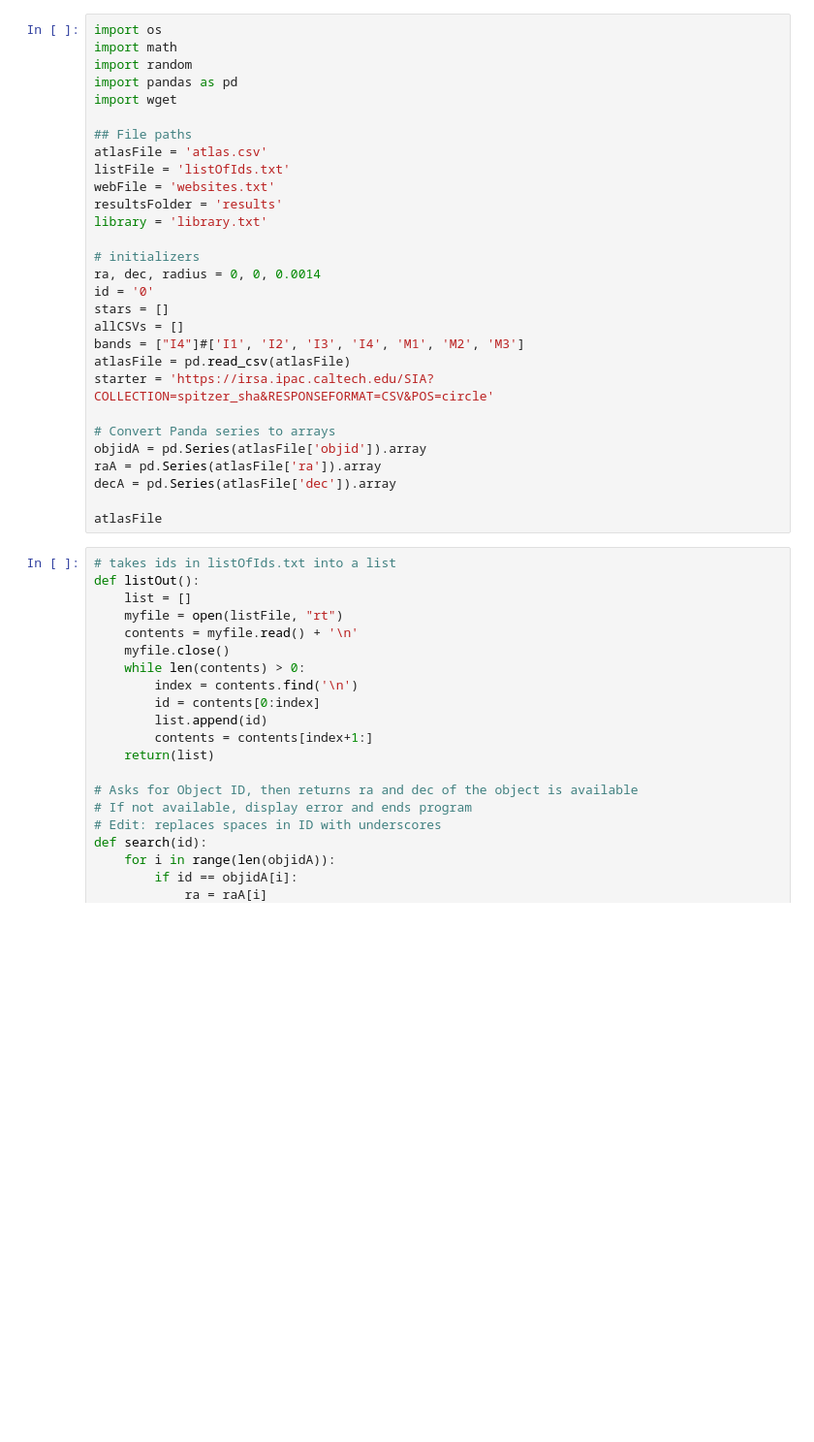
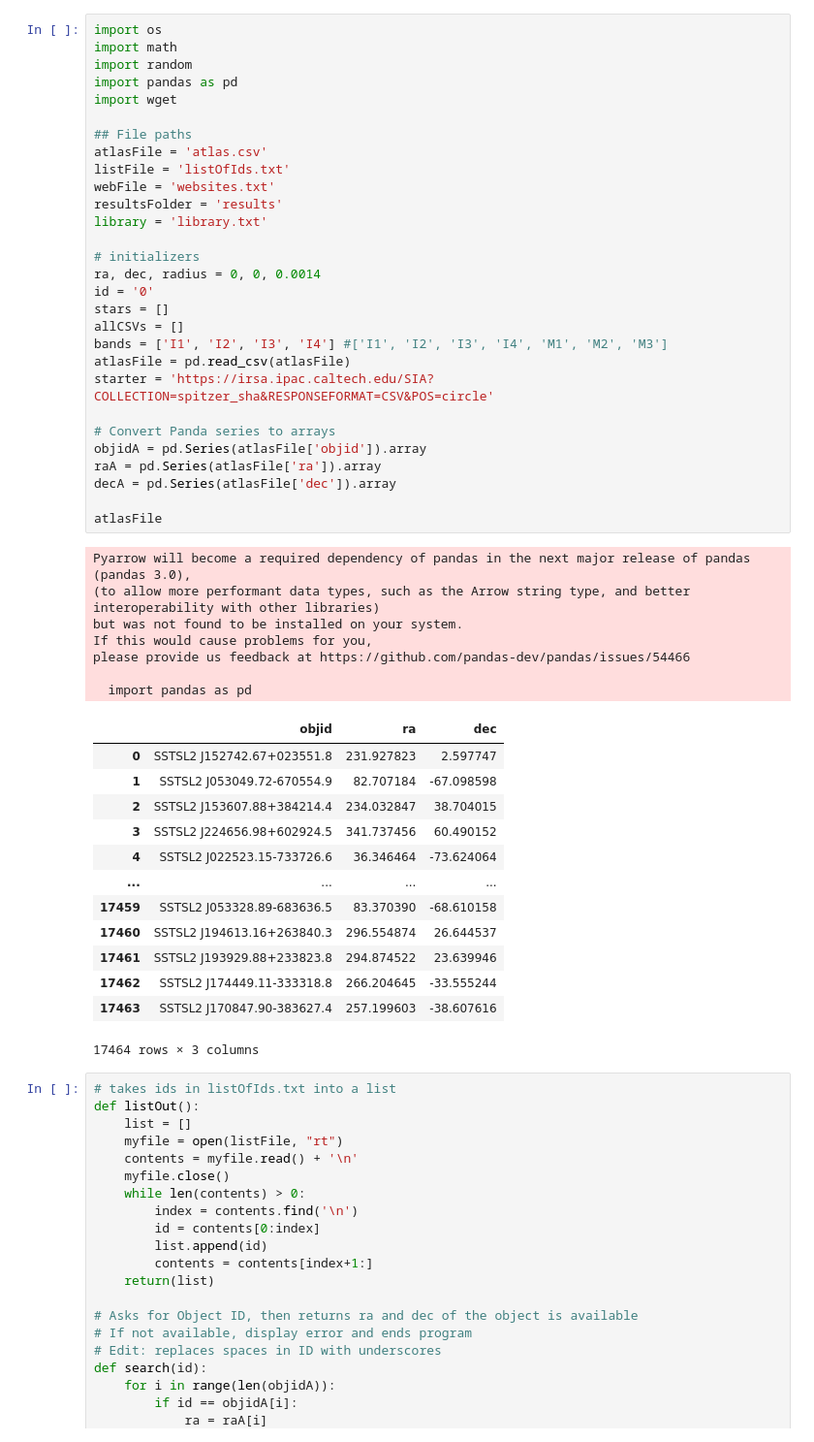
Before and after one commit to DiegoMars/dustClouds, a Jupyter notebook: fitsRetrieve/fitsRetrieveV2/fitsRetrieveV2.ipynb, the cells around one changed output. Shown at 97% size. Saved outputs shown, nothing was run; the diff lists cells and outputs as text; blank space fills up the shorter version.

```diff
--- a/fitsRetrieve/fitsRetrieveV2/fitsRetrieveV2.ipynb
+++ b/fitsRetrieve/fitsRetrieveV2/fitsRetrieveV2.ipynb
@@ -1,32 +1,53 @@
 # %%
 import os
 import math
 import random
 import pandas as pd
 import wget
 
 ## File paths
 atlasFile = 'atlas.csv'
 listFile = 'listOfIds.txt'
 webFile = 'websites.txt'
 resultsFolder = 'results'
 library = 'library.txt'
 
 # initializers
 ra, dec, radius = 0, 0, 0.0014
 id = '0'
 stars = []
 allCSVs = []
-bands = ["I4"]#['I1', 'I2', 'I3', 'I4', 'M1', 'M2', 'M3']
+bands = ['I1', 'I2', 'I3', 'I4'] #['I1', 'I2', 'I3', 'I4', 'M1', 'M2', 'M3']
 atlasFile = pd.read_csv(atlasFile)
 starter = 'https://irsa.ipac.caltech.edu/SIA?COLLECTION=spitzer_sha&RESPONSEFORMAT=CSV&POS=circle'
 
 # Convert Panda series to arrays
 objidA = pd.Series(atlasFile['objid']).array
 raA = pd.Series(atlasFile['ra']).array
 decA = pd.Series(atlasFile['dec']).array
 
 atlasFile
+# %% [output]
+Pyarrow will become a required dependency of pandas in the next major release of pandas (pandas 3.0),
+(to allow more performant data types, such as the Arrow string type, and better interoperability with other libraries)
+but was not found to be installed on your system.
+If this would cause problems for you,
+please provide us feedback at https://github.com/pandas-dev/pandas/issues/54466
+
+  import pandas as pd
+|  | objid | ra | dec |
+| 0 | SSTSL2 J152742.67+023551.8 | 231.927823 | 2.597747 |
+| 1 | SSTSL2 J053049.72-670554.9 | 82.707184 | -67.098598 |
+| 2 | SSTSL2 J153607.88+384214.4 | 234.032847 | 38.704015 |
+| 3 | SSTSL2 J224656.98+602924.5 | 341.737456 | 60.490152 |
+| 4 | SSTSL2 J022523.15-733726.6 | 36.346464 | -73.624064 |
+| ... | ... | ... | ... |
+| 17459 | SSTSL2 J053328.89-683636.5 | 83.370390 | -68.610158 |
+| 17460 | SSTSL2 J194613.16+263840.3 | 296.554874 | 26.644537 |
+| 17461 | SSTSL2 J193929.88+233823.8 | 294.874522 | 23.639946 |
+| 17462 | SSTSL2 J174449.11-333318.8 | 266.204645 | -33.555244 |
+| 17463 | SSTSL2 J170847.90-383627.4 | 257.199603 | -38.607616 |
+17464 rows × 3 columns
 # %%
 # takes ids in listOfIds.txt into a list
 def listOut():
```
Also changed, not shown: parts of 1 cell of this notebook, 2 other files.
